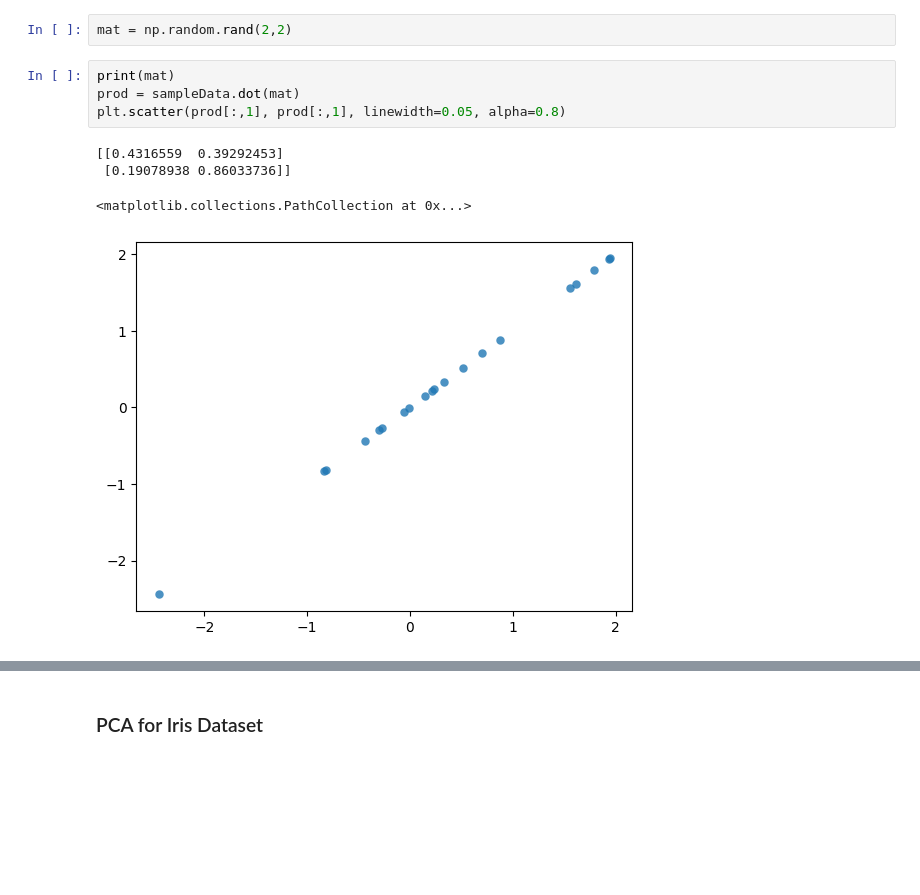
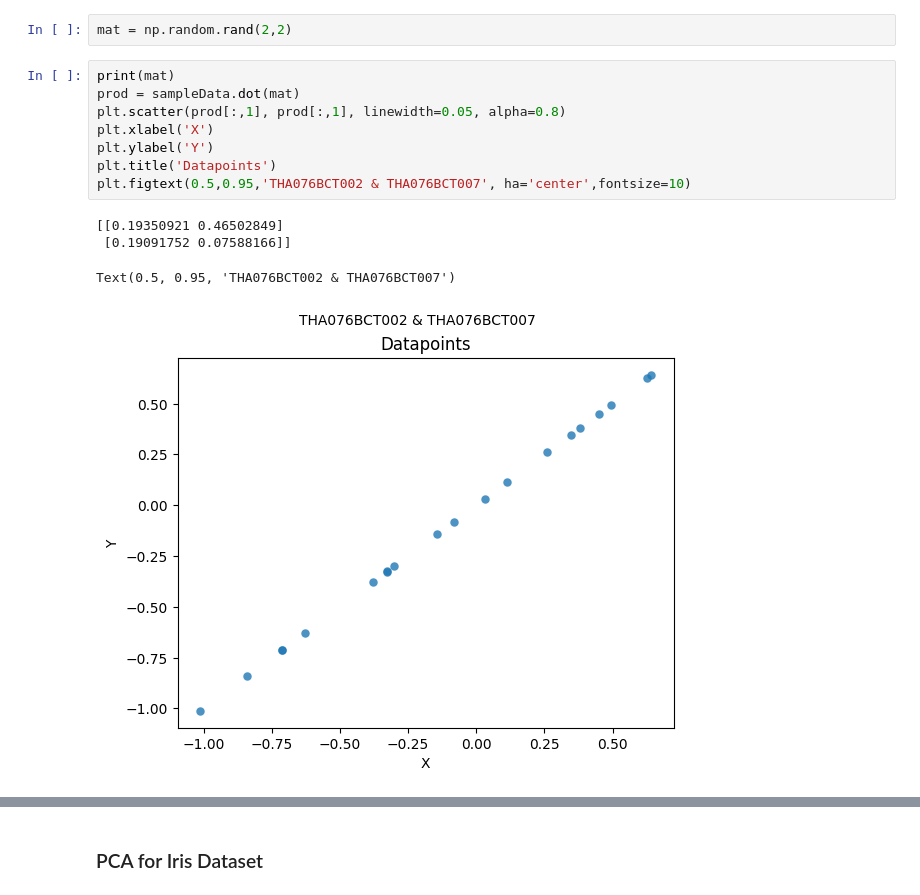
Before and after one commit to anuj-raymajhi/PCA, a Jupyter notebook: PCA_all.ipynb, the cells around one changed output, grey strips where cells are left out. Saved outputs shown, nothing was run; the diff lists cells and outputs as text; blank space fills up the shorter version.

Commit message:
managed all plots for report making

```diff
--- a/PCA_all.ipynb
+++ b/PCA_all.ipynb
@@ -32,12 +34,16 @@ mat = np.random.rand(2,2)
 # %%
 print(mat)
 prod = sampleData.dot(mat)
 plt.scatter(prod[:,1], prod[:,1], linewidth=0.05, alpha=0.8)
+plt.xlabel('X')
+plt.ylabel('Y')
+plt.title('Datapoints')
+plt.figtext(0.5,0.95,'THA076BCT002 & THA076BCT007', ha='center',fontsize=10)
 # %% [output]
-[[0.4316559  0.39292453]
- [0.19078938 0.86033736]]
+[[0.19350921 0.46502849]
+ [0.19091752 0.07588166]]
-<matplotlib.collections.PathCollection at 0x...>
+Text(0.5, 0.95, 'THA076BCT002 & THA076BCT007')
-[figure, old version]
+[figure, new version]
 # %%
 covMat = np.cov(prod.T)
 covMat
```
Also changed, not shown: parts of 25 cells of this notebook, 17 other files.
